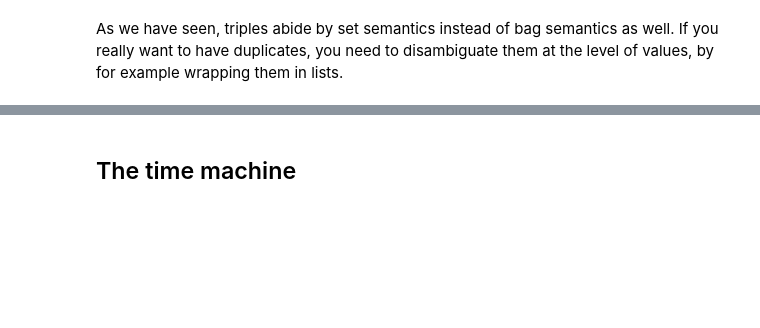
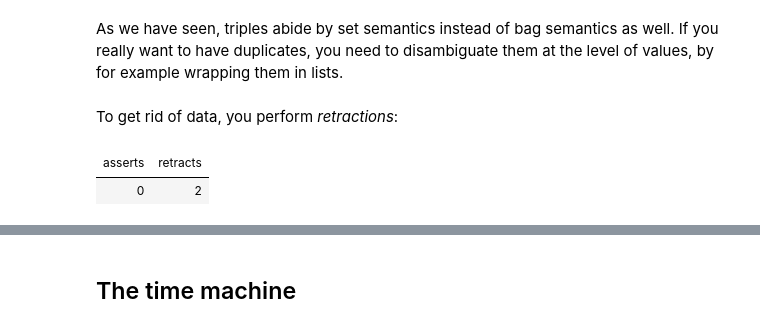
Before and after one commit to cozodb/cozo, a Jupyter notebook: tutorial/2-pilgrim.ipynb, the cells around one changed output, grey strips where cells are left out. Cells and saved outputs as stored; diff of their text form; code cells hidden in the pictures; blank space fills up the shorter version.

```diff
--- a/tutorial/2-pilgrim.ipynb
+++ b/tutorial/2-pilgrim.ipynb
@@ -441,2 +274,11 @@ Took 3ms
 # %% [markdown]
 As we have seen, triples abide by set semantics instead of bag semantics as well. If you really want to have duplicates, you need to disambiguate them at the level of values, by for example wrapping them in lists.
+# %% [markdown]
+To get rid of data, you perform _retractions_:
+# %%
+:tx
+
+retract {_key: ['person.id', 'p'], person.nick_name: "Ping", person.first_name: 'Peter'}
+# %% [output]
+| asserts | retracts |
+| 0 | 2 |
```
Also changed, not shown: parts of 114 cells of this notebook, 5 other files.
